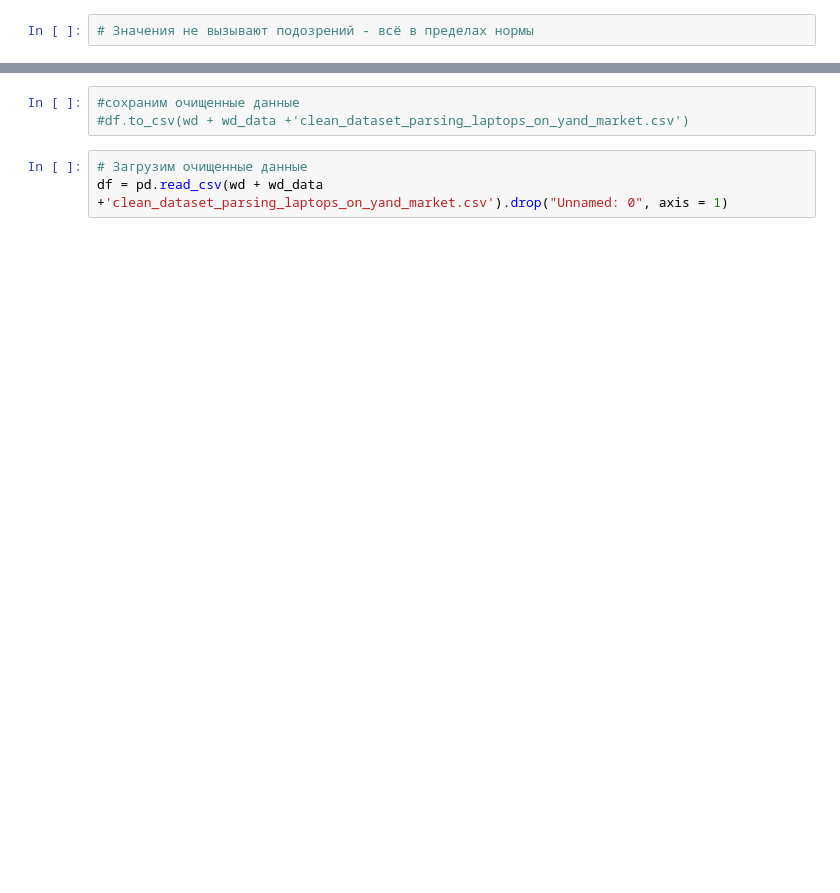
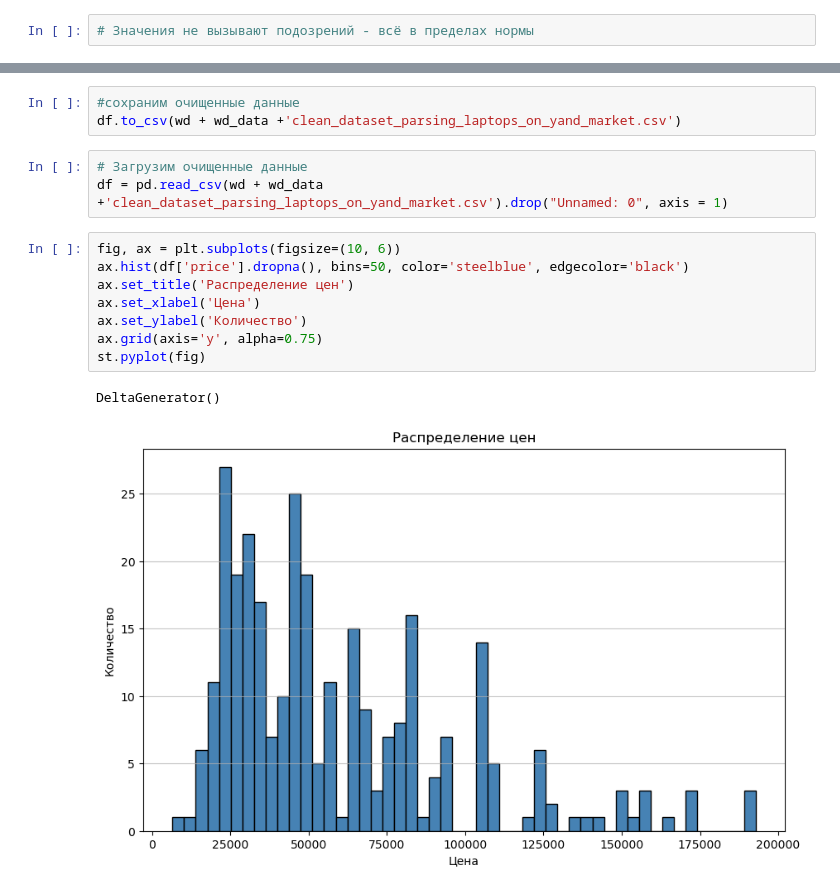
Before and after one commit to abookvv/yandex-market-laptops-analysis-, a Jupyter notebook: notebooks/main.ipynb, the cells around one changed output, grey strips where cells are left out. Drawn from its saved outputs; the diff is of its cells as text; blank space fills up the shorter version.

```diff
--- a/notebooks/main.ipynb
+++ b/notebooks/main.ipynb
@@ -300,6 +353,17 @@ df
 # %%
 #сохраним очищенные данные
-#df.to_csv(wd + wd_data +'clean_dataset_parsing_laptops_on_yand_market.csv')
+df.to_csv(wd + wd_data +'clean_dataset_parsing_laptops_on_yand_market.csv')
 # %%
 # Загрузим очищенные данные
 df = pd.read_csv(wd + wd_data +'clean_dataset_parsing_laptops_on_yand_market.csv').drop("Unnamed: 0", axis = 1)
+# %%
+fig, ax = plt.subplots(figsize=(10, 6))
+ax.hist(df['price'].dropna(), bins=50, color='steelblue', edgecolor='black')
+ax.set_title('Распределение цен')
+ax.set_xlabel('Цена')
+ax.set_ylabel('Количество')
+ax.grid(axis='y', alpha=0.75)
+st.pyplot(fig)
+# %% [output]
+DeltaGenerator()
+[figure, added]
```
Also changed, not shown: parts of 18 cells of this notebook.
